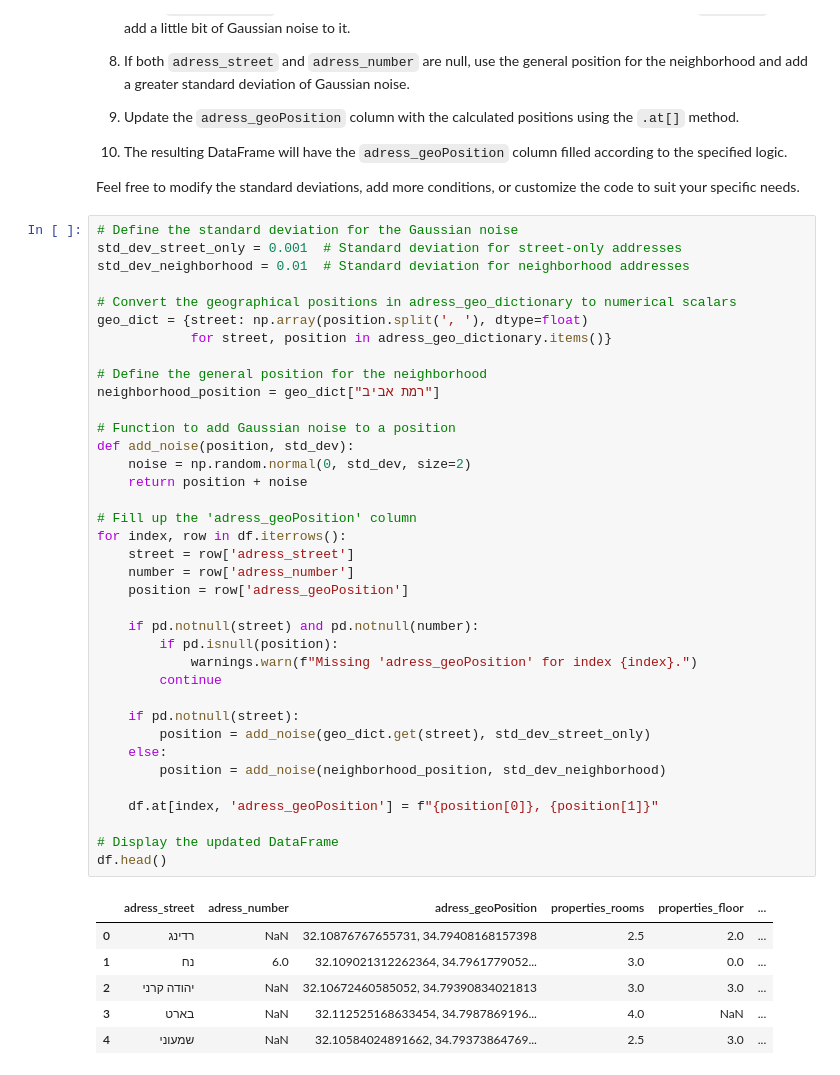
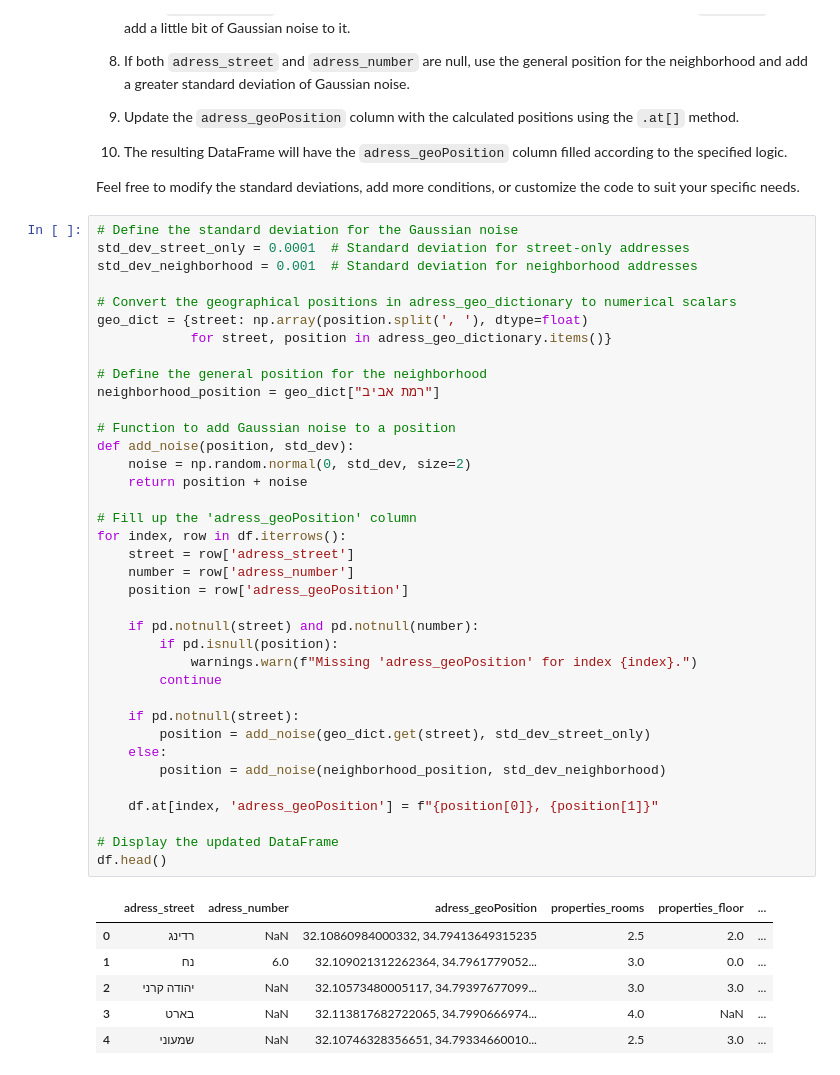
Before and after one commit to Guy-Ben-Yosef/Rentalytics, a Jupyter notebook: analysis.ipynb, the cells around one changed output. Drawn from its saved outputs; the diff is of its cells as text.

```diff
--- a/analysis.ipynb
+++ b/analysis.ipynb
@@ -102,8 +102,8 @@ This code cell fills up the `adress_geoPosition` column in the DataFrame based o
 Feel free to modify the standard deviations, add more conditions, or customize the code to suit your specific needs.
 # %%
 # Define the standard deviation for the Gaussian noise
-std_dev_street_only = 0.001  # Standard deviation for street-only addresses
-std_dev_neighborhood = 0.01  # Standard deviation for neighborhood addresses
+std_dev_street_only = 0.0001  # Standard deviation for street-only addresses
+std_dev_neighborhood = 0.001  # Standard deviation for neighborhood addresses
 
 # Convert the geographical positions in adress_geo_dictionary to numerical scalars
 geo_dict = {street: np.array(position.split(', '), dtype=float)
@@ -112,35 +112,35 @@ geo_dict = {street: np.array(position.split(', '), dtype=float)
 # Define the general position for the neighborhood
 neighborhood_position = geo_dict["רמת אביב"]
 
 # Function to add Gaussian noise to a position
 def add_noise(position, std_dev):
     noise = np.random.normal(0, std_dev, size=2)
     return position + noise
 
 # Fill up the 'adress_geoPosition' column
 for index, row in df.iterrows():
     street = row['adress_street']
     number = row['adress_number']
     position = row['adress_geoPosition']
 
     if pd.notnull(street) and pd.notnull(number):
         if pd.isnull(position):
             warnings.warn(f"Missing 'adress_geoPosition' for index {index}.")
         continue
 
     if pd.notnull(street):
         position = add_noise(geo_dict.get(street), std_dev_street_only)
     else:
         position = add_noise(neighborhood_position, std_dev_neighborhood)
 
     df.at[index, 'adress_geoPosition'] = f"{position[0]}, {position[1]}"
 
 # Display the updated DataFrame
 df.head()
 # %% [output]
 |  | adress_street | adress_number | adress_geoPosition | properties_rooms | properties_floor | ... |
-| 0 | רדינג | NaN | 32.10876767655731, 34.79408168157398 | 2.5 | 2.0 | ... |
+| 0 | רדינג | NaN | 32.10860984000332, 34.79413649315235 | 2.5 | 2.0 | ... |
 | 1 | נח | 6.0 | 32.109021312262364, 34.7961779052... | 3.0 | 0.0 | ... |
-| 2 | יהודה קרני | NaN | 32.10672460585052, 34.79390834021813 | 3.0 | 3.0 | ... |
-| 3 | בארט | NaN | 32.112525168633454, 34.7987869196... | 4.0 | NaN | ... |
-| 4 | שמעוני | NaN | 32.10584024891662, 34.79373864769... | 2.5 | 3.0 | ... |
+| 2 | יהודה קרני | NaN | 32.10573480005117, 34.79397677099... | 3.0 | 3.0 | ... |
+| 3 | בארט | NaN | 32.113817682722065, 34.7990666974... | 4.0 | NaN | ... |
+| 4 | שמעוני | NaN | 32.10746328356651, 34.79334660010... | 2.5 | 3.0 | ... |
```
Also changed, not shown: parts of 3 cells of this notebook, 1 other file.
